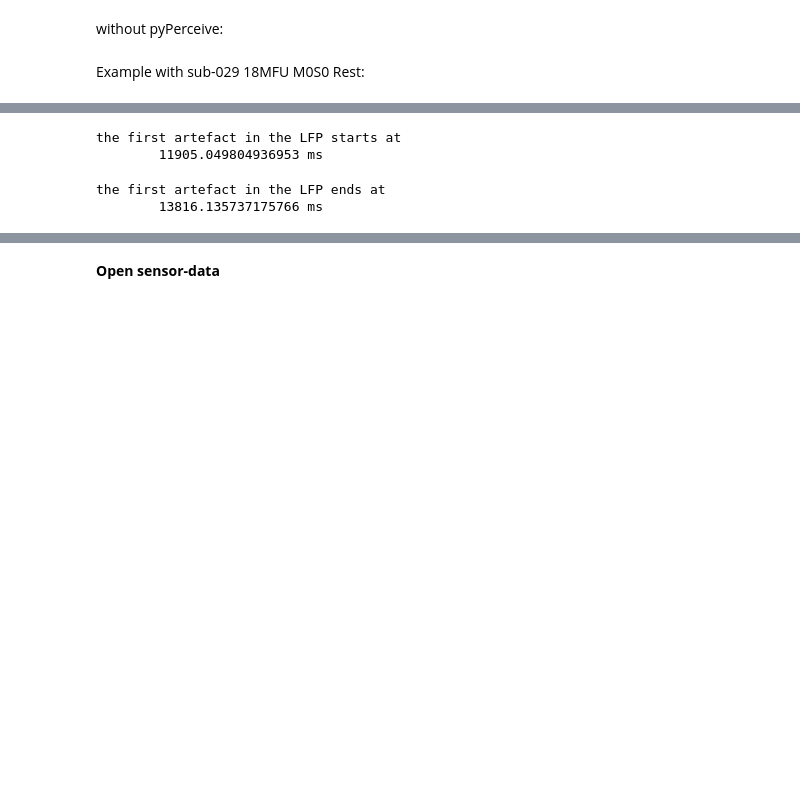
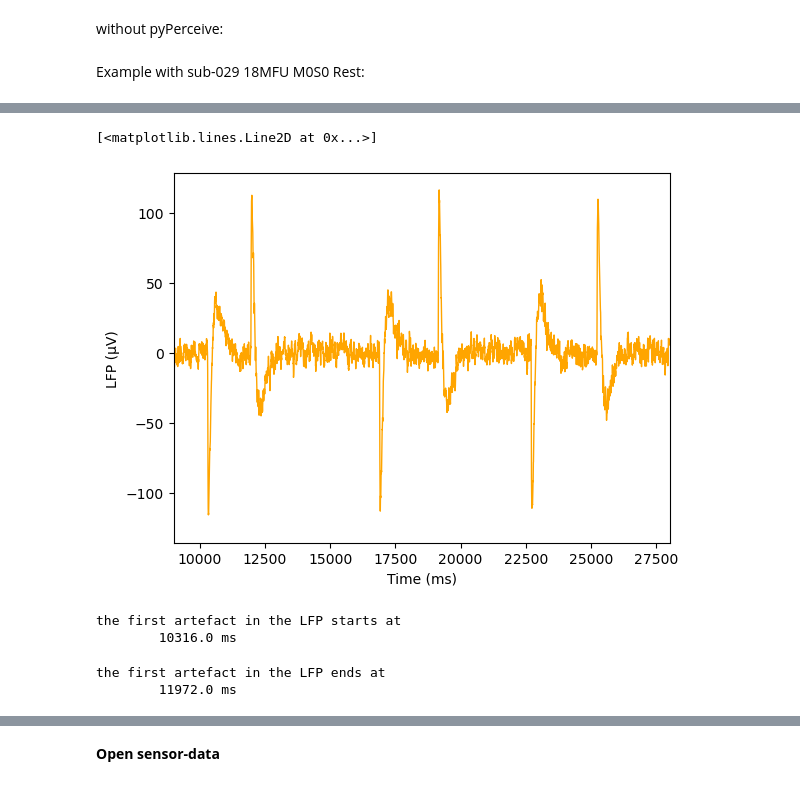
Before and after one commit to juliettevivien/Synchronization, a Jupyter notebook: Align LFP data with sensor data.ipynb, the cells around one changed output, grey strips where cells are left out. Drawn from its saved outputs; the diff is of its cells as text; code cells hidden in the pictures; blank space fills up the shorter version.

```diff
--- a/Align LFP data with sensor data.ipynb
+++ b/Align LFP data with sensor data.ipynb
@@ -140,29 +140,37 @@ plt.plot(x_time,LFP_Stn_L_13, linewidth=1,color='orange')
+# %%
+plt.xlabel('Time (ms)')
+plt.ylabel('LFP (µV)')
+plt.xlim(9000,28000)
+plt.plot(x1_time,LFP_Stn_L_13, linewidth=1,color='orange')
+# %% [output]
+[<matplotlib.lines.Line2D at 0x...>]
+[figure, added]
 # %%
 artefact_start_time_LFP = 0
 i = 0
 for i in range(0,len(LFP_Stn_L_13)-1):
     if (LFP_Stn_L_13[i] <= -50):
-        artefact_start_time_LFP = x_time[i]
+        artefact_start_time_LFP = x1_time[i]
         break
     else:
         i = i+1
 print(f'the first artefact in the LFP starts at \n\t{artefact_start_time_LFP} ms')
 # %% [output]
 the first artefact in the LFP starts at
-        11905.049804936953 ms
+        10316.0 ms
 # %%
 artefact_end_time_LFP = 0
 j = 0
 for j in range((int(artefact_start_time_LFP/1000*data.info["sfreq"])),len(LFP_Stn_L_13)-1):
     if (LFP_Stn_L_13[j] >= 50):
-        artefact_end_time_LFP = x_time[j]
+        artefact_end_time_LFP = x1_time[j]
         break
     else:
         j = j+1
 print(f'the first artefact in the LFP ends at \n\t{artefact_end_time_LFP} ms')
 # %% [output]
 the first artefact in the LFP ends at
-        13816.135737175766 ms
+        11972.0 ms
 # %%
 LFP_artefact_duration = artefact_end_time_LFP - artefact_start_time_LFP
 print(f'the first artefact in the LFP lasts \n\t{LFP_artefact_duration} ms')
```
Also changed, not shown: parts of 21 cells of this notebook.
